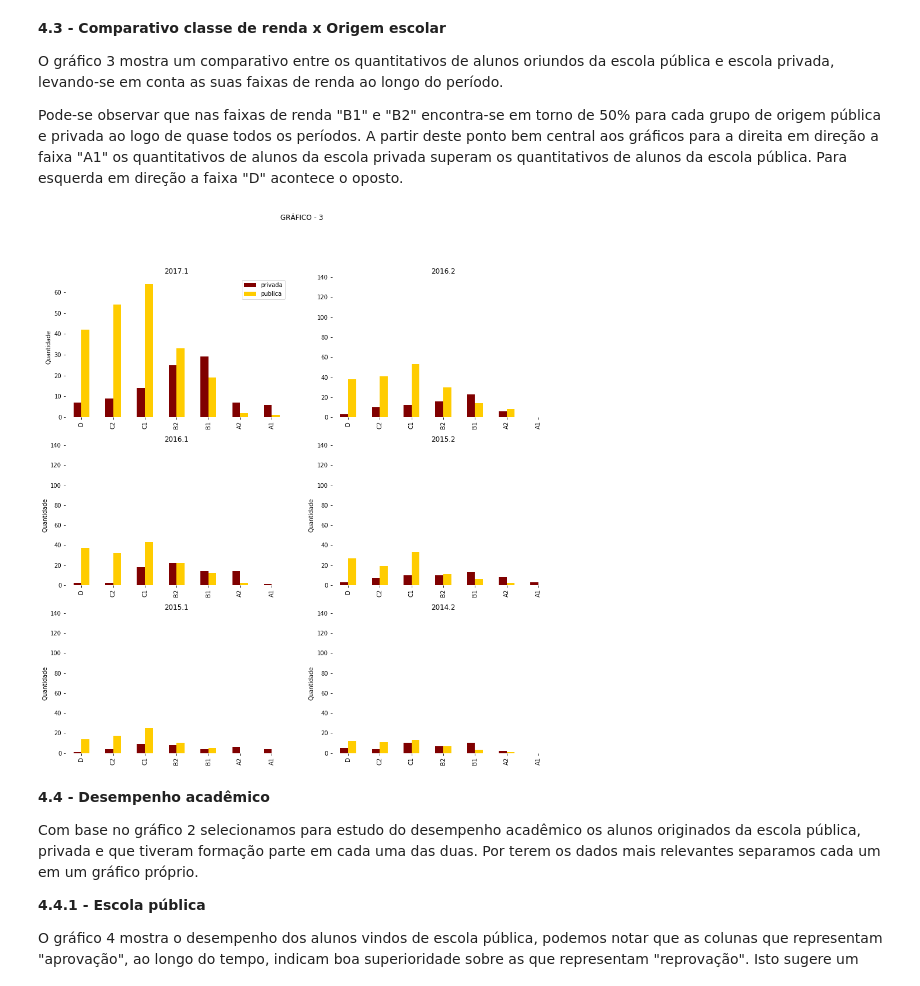
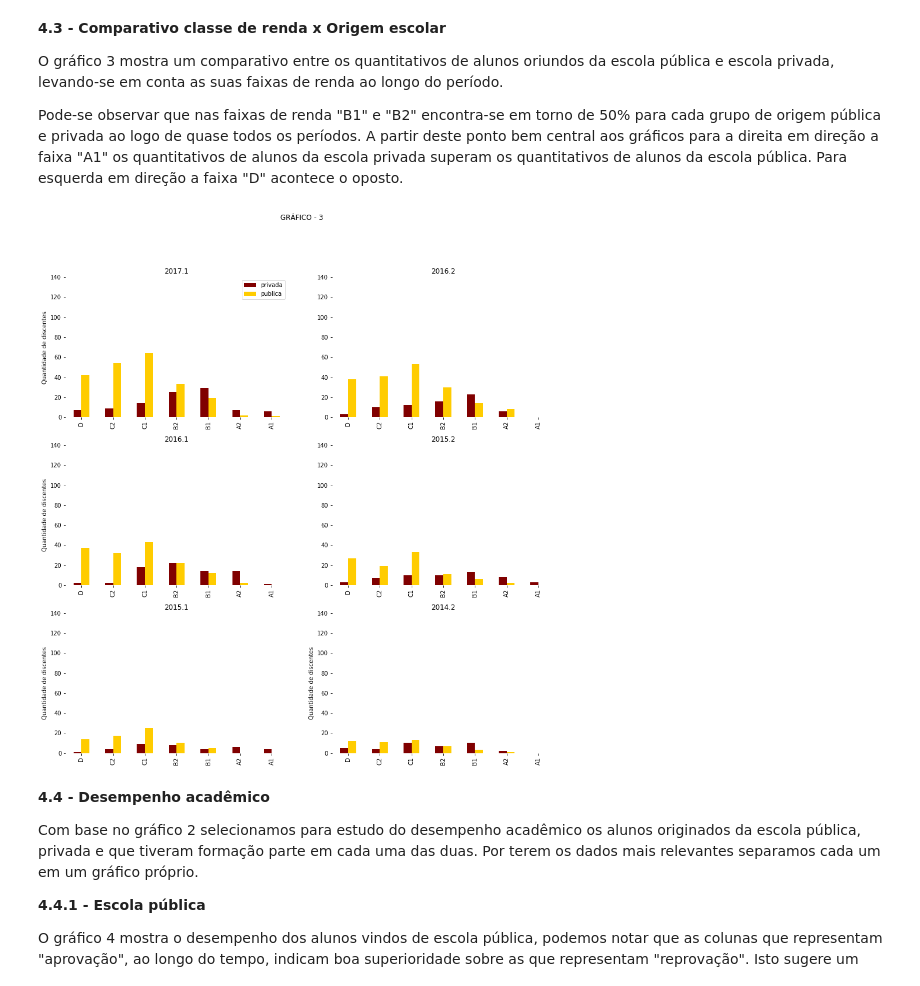
Before and after one commit to lucasgmpaiva/Analise_Dados_UFRN, a Jupyter notebook: UFRN Data Analysis.ipynb, the cells around one changed output. Cells and saved outputs as stored; diff of their text form; code cells hidden in the pictures.

```diff
--- a/UFRN Data Analysis.ipynb
+++ b/UFRN Data Analysis.ipynb
@@ -755,49 +731,51 @@ ax = dados_escola_2017_1_classe.plot( kind='bar', x ='classe', y = ['privada','p
               color=[cor1,cor2,cor3,cor4,cor5,cor6,cor7,cor8,cor9],
               title='2017.1', ax = axies[0,0])
 ax.set_xlabel("")
-ax.set_ylabel("Quantidade")
+ax.set_ylim([0,140])
+ax.set_ylabel("Quantidade de discentes")
 cleanPosicoes()
 ax = dados_escola_2016_2_classe.plot( kind='bar', x ='classe', y = ['privada','publica'],
               color=[cor1,cor2,cor3,cor4,cor5,cor6,cor7,cor8,cor9],
               title='2016.2', ax = axies[0,1], legend= False)
 ax.set_xlabel("")
+ax.set_ylabel("")
 ax.set_ylim([0, 140])
 cleanPosicoes()
 ax = dados_escola_2016_1_classe.plot( kind='bar', x ='classe', y = ['privada','publica'],
               color=[cor1,cor2,cor3,cor4,cor5,cor6,cor7,cor8,cor9],
               title='2016.1', ax = axies[1,0], legend= False)
 
 ax.set_xlabel("")
-ax.set_ylabel("Quantidade")
+ax.set_ylabel("Quantidade de discentes")
 ax.set_ylim([0, 140])
 cleanPosicoes()
 ax = dados_escola_2015_2_classe.plot( kind='bar', x ='classe', y = ['privada','publica'],
               color=[cor1,cor2,cor3,cor4,cor5,cor6,cor7,cor8,cor9],
               title='2015.2', ax = axies[1,1], legend= False)
 ax.set_xlabel("")
-ax.set_ylabel("Quantidade")
+ax.set_ylabel("")
 ax.set_ylim([0, 140])
 cleanPosicoes()
 ax = dados_escola_2015_1_classe.plot( kind='bar', x ='classe', y = ['privada','publica'],
               color=[cor1,cor2,cor3,cor4,cor5,cor6,cor7,cor8,cor9],
               title='2015.1', ax = axies[2,0], legend= False)
 ax.set_xlabel("")
-ax.set_ylabel("Quantidade")
+ax.set_ylabel("Quantidade de discentes")
 ax.set_ylim([0, 140])
 cleanPosicoes()
 ax = dados_escola_2014_2_classe.plot( kind='bar', x ='classe', y = ['privada','publica'],
               color=[cor1,cor2,cor3,cor4,cor5,cor6,cor7,cor8,cor9],
               title='2014.2', ax = axies[2,1], legend= False)
 
 ax.set_xlabel("")
-ax.set_ylabel("Quantidade")
+ax.set_ylabel("Quantidade de discentes")
 ax.set_ylim([0, 140])
 cleanPosicoes()
 fig_situacao.subplots_adjust(hspace = 0.2)
 fig_situacao.suptitle("GRÁFICO - 3")
 plt.show()
 # %% [output]
-[figure, old version]
+[figure, new version]
 # %% [markdown]
 **4.4 - Desempenho acadêmico**
 
```
Also changed, not shown: parts of 22 cells of this notebook.
